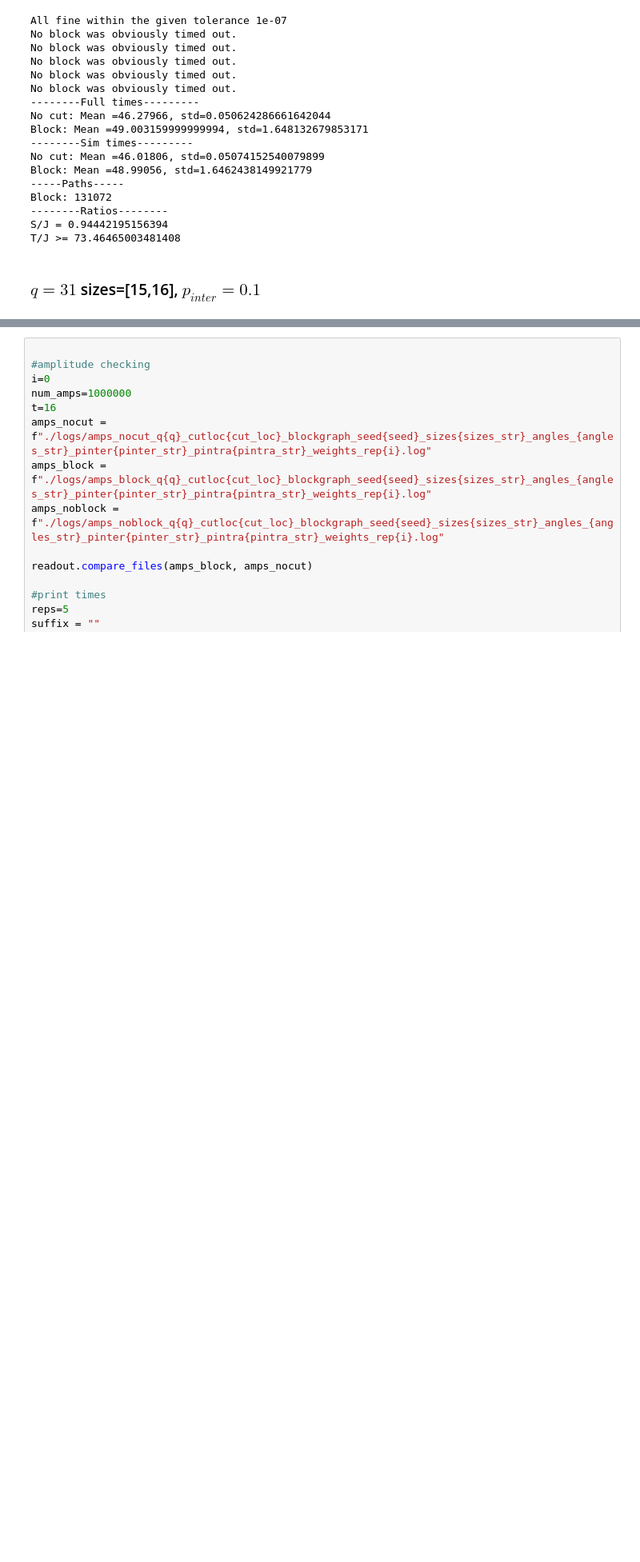
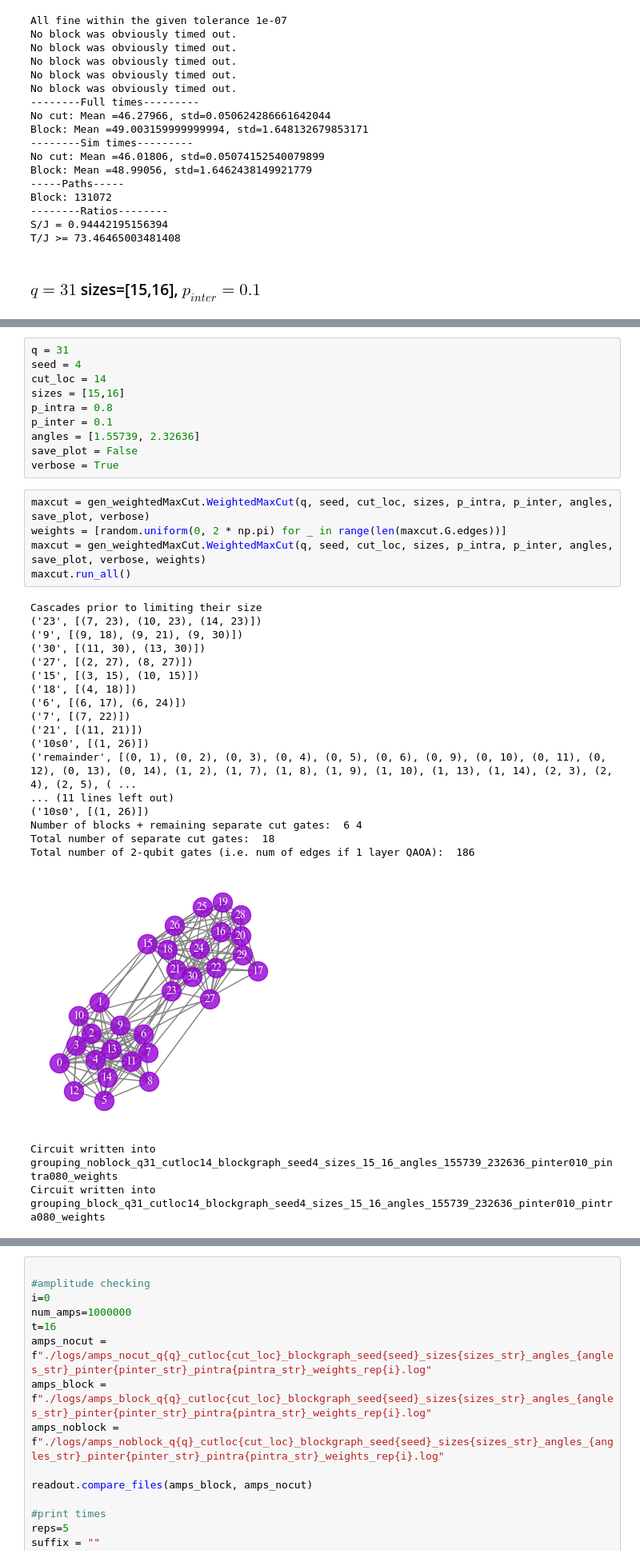
Before and after one commit to LSHerzog/mqt-qsim-joint-cutting, a Jupyter notebook: benchmarks_joint_cutting/weightedMaxCut/benchmarks_weightedMaxCut.ipynb, the cells around one changed output, grey strips where cells are left out. Shown at 80% size. Cells and saved outputs as stored; diff of their text form; blank space fills up the shorter version.

```diff
--- a/benchmarks_joint_cutting/weightedMaxCut/benchmarks_weightedMaxCut.ipynb
+++ b/benchmarks_joint_cutting/weightedMaxCut/benchmarks_weightedMaxCut.ipynb
@@ -1258 +264,37 @@ weights=[0.252744511506967,
+# %%
+q = 31
+seed = 4
+cut_loc = 14
+sizes = [15,16]
+p_intra = 0.8
+p_inter = 0.1
+angles = [1.55739, 2.32636]
+save_plot = False
+verbose = True
+# %%
+maxcut = gen_weightedMaxCut.WeightedMaxCut(q, seed, cut_loc, sizes, p_intra, p_inter, angles, save_plot, verbose)
+weights = [random.uniform(0, 2 * np.pi) for _ in range(len(maxcut.G.edges))]
+maxcut = gen_weightedMaxCut.WeightedMaxCut(q, seed, cut_loc, sizes, p_intra, p_inter, angles, save_plot, verbose, weights)
+maxcut.run_all()
+# %% [output]
+Cascades prior to limiting their size
+('23', [(7, 23), (10, 23), (14, 23)])
+('9', [(9, 18), (9, 21), (9, 30)])
+('30', [(11, 30), (13, 30)])
+('27', [(2, 27), (8, 27)])
+('15', [(3, 15), (10, 15)])
+('18', [(4, 18)])
+('6', [(6, 17), (6, 24)])
+('7', [(7, 22)])
+('21', [(11, 21)])
+('10s0', [(1, 26)])
+('remainder', [(0, 1), (0, 2), (0, 3), (0, 4), (0, 5), (0, 6), (0, 9), (0, 10), (0, 11), (0, 12), (0, 13), (0, 14), (1, 2), (1, 7), (1, 8), (1, 9), (1, 10), (1, 13), (1, 14), (2, 3), (2, 4), (2, 5), ( ...
+... (11 lines left out)
+('10s0', [(1, 26)])
+Number of blocks + remaining separate cut gates:  6 4
+Total number of separate cut gates:  18
+Total number of 2-qubit gates (i.e. num of edges if 1 layer QAOA):  186
+[figure, added]
+Circuit written into grouping_noblock_q31_cutloc14_blockgraph_seed4_sizes_15_16_angles_155739_232636_pinter010_pintra080_weights
+Circuit written into grouping_block_q31_cutloc14_blockgraph_seed4_sizes_15_16_angles_155739_232636_pinter010_pintra080_weights
 # %%
```
Also changed, not shown: parts of 92 cells of this notebook, 1 other file.
